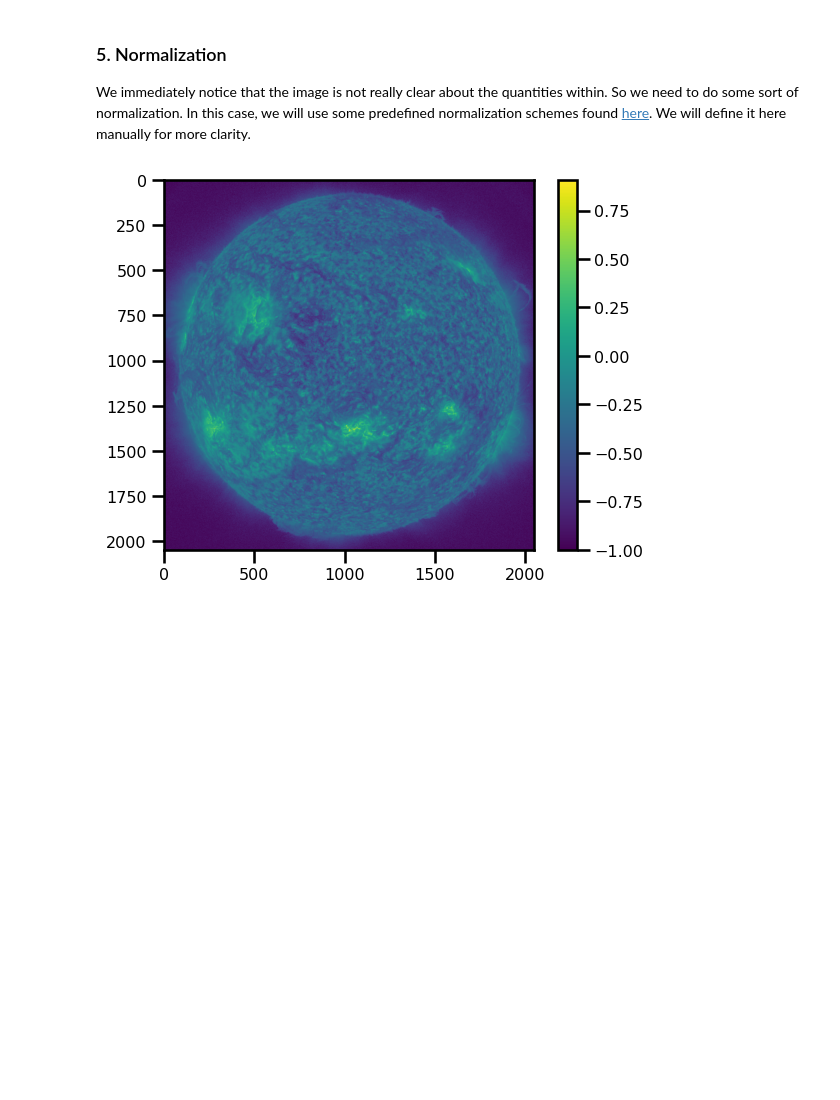
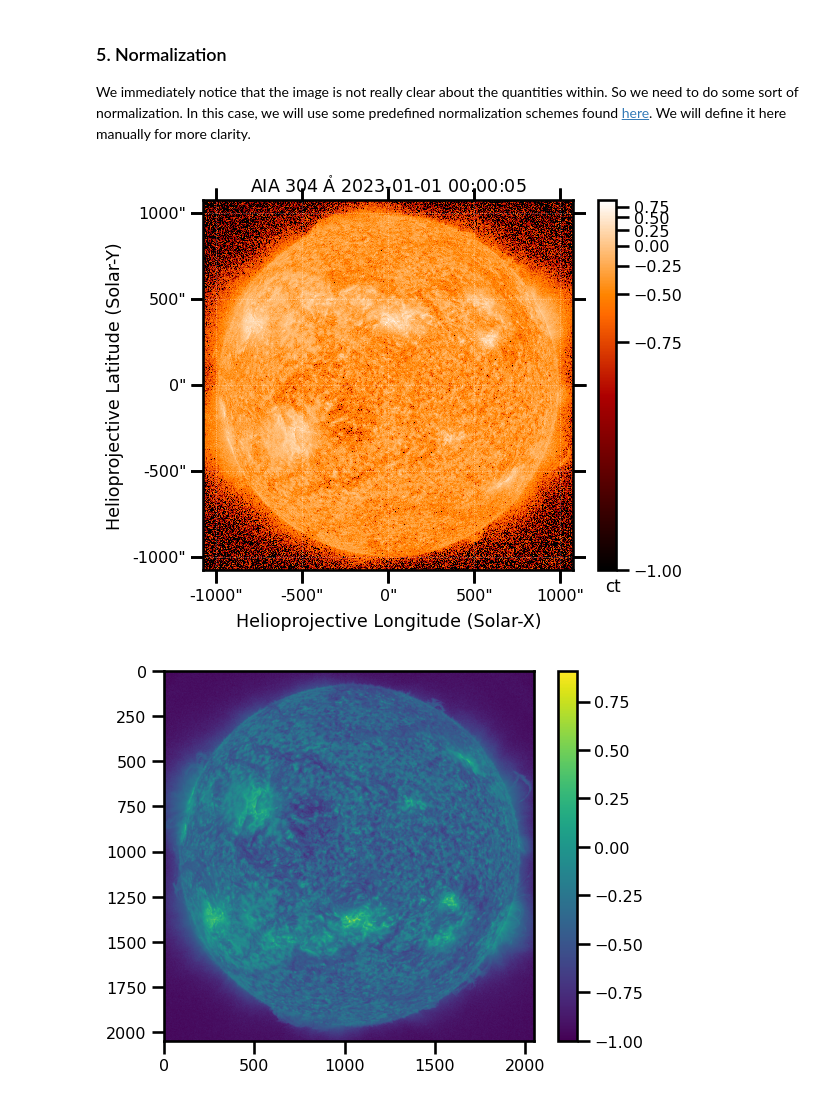
Before and after one commit to spaceml-org/helio_tools, a Jupyter notebook: notebooks/1.1_preprocessing_sdo.ipynb, the cells around one changed output. Saved outputs shown, nothing was run; the diff lists cells and outputs as text; code cells hidden in the pictures; blank space fills up the shorter version.

```diff
--- a/notebooks/1.1_preprocessing_sdo.ipynb
+++ b/notebooks/1.1_preprocessing_sdo.ipynb
@@ -221,5 +169,11 @@ norm = ImageNormalize(vmin=vmin, vmax=vmax, stretch=stretch, clip=clip)
 fn5: Callable[[np.ndarray, ...], np.ndarray] = partial(normalize_fn, fn=norm)
 
 # apply function
-out: np.ndarray = fn5(out)
+out_norm: np.ndarray = fn5(out.data)
+
+out_ = Map(out_norm, out.fits_header)
+# %%
+out_.peek()
+# %% [output]
+[figure, added]
 # %%
```
Also changed, not shown: parts of 6 cells of this notebook, 5 other files.
